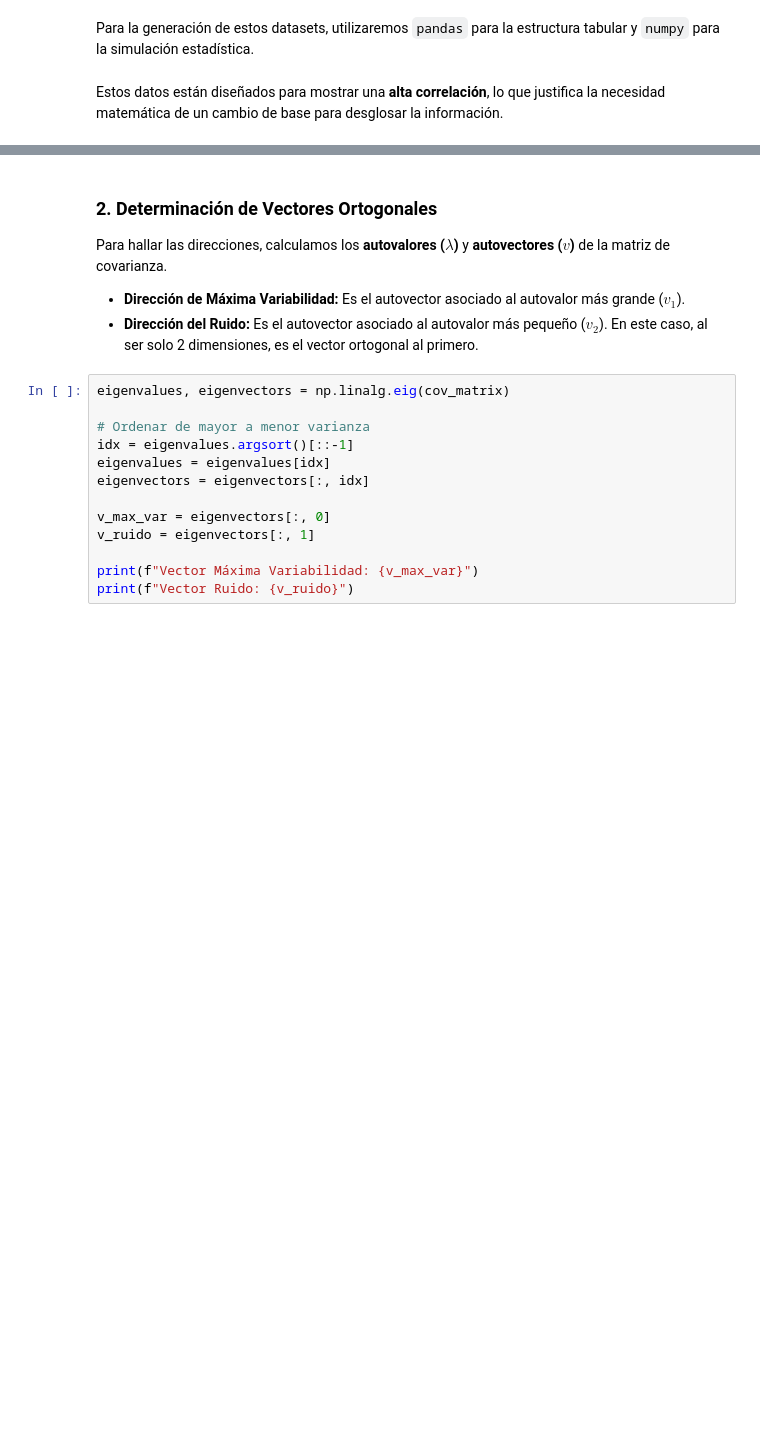
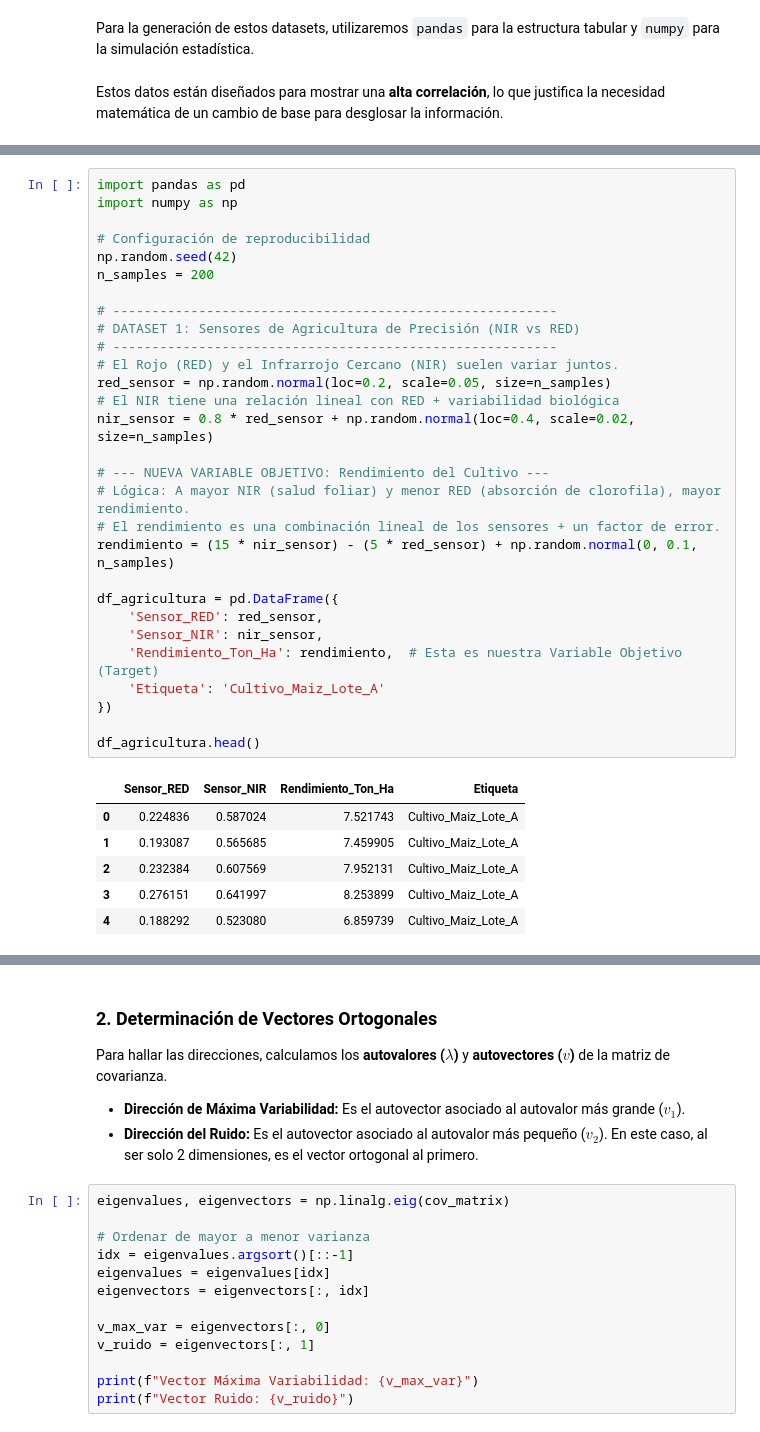
Before and after one commit to marco-canas/linear_algebra, a Jupyter notebook: 3_clases_segun_clara_mejia_laverde/1_cap/7_modulo/7_modulo.ipynb, the cells around one changed output, grey strips where cells are left out. Saved outputs shown, nothing was run; the diff lists cells and outputs as text; blank space fills up the shorter version.

```diff
--- a/3_clases_segun_clara_mejia_laverde/1_cap/7_modulo/7_modulo.ipynb
+++ b/3_clases_segun_clara_mejia_laverde/1_cap/7_modulo/7_modulo.ipynb
@@ -2949,0 +2860,36 @@ df_agricultura.head()
+# %%
+import pandas as pd
+import numpy as np
+
+# Configuración de reproducibilidad
+np.random.seed(42)
+n_samples = 200
+
+# ---------------------------------------------------------
+# DATASET 1: Sensores de Agricultura de Precisión (NIR vs RED)
+# ---------------------------------------------------------
+# El Rojo (RED) y el Infrarrojo Cercano (NIR) suelen variar juntos.
+red_sensor = np.random.normal(loc=0.2, scale=0.05, size=n_samples)
+# El NIR tiene una relación lineal con RED + variabilidad biológica
+nir_sensor = 0.8 * red_sensor + np.random.normal(loc=0.4, scale=0.02, size=n_samples)
+
+# --- NUEVA VARIABLE OBJETIVO: Rendimiento del Cultivo ---
+# Lógica: A mayor NIR (salud foliar) y menor RED (absorción de clorofila), mayor rendimiento.
+# El rendimiento es una combinación lineal de los sensores + un factor de error.
+rendimiento = (15 * nir_sensor) - (5 * red_sensor) + np.random.normal(0, 0.1, n_samples)
+
+df_agricultura = pd.DataFrame({
+    'Sensor_RED': red_sensor,
+    'Sensor_NIR': nir_sensor,
+    'Rendimiento_Ton_Ha': rendimiento,  # Esta es nuestra Variable Objetivo (Target)
+    'Etiqueta': 'Cultivo_Maiz_Lote_A'
+})
+
+df_agricultura.head()
+# %% [output]
+|  | Sensor_RED | Sensor_NIR | Rendimiento_Ton_Ha | Etiqueta |
+| 0 | 0.224836 | 0.587024 | 7.521743 | Cultivo_Maiz_Lote_A |
+| 1 | 0.193087 | 0.565685 | 7.459905 | Cultivo_Maiz_Lote_A |
+| 2 | 0.232384 | 0.607569 | 7.952131 | Cultivo_Maiz_Lote_A |
+| 3 | 0.276151 | 0.641997 | 8.253899 | Cultivo_Maiz_Lote_A |
+| 4 | 0.188292 | 0.523080 | 6.859739 | Cultivo_Maiz_Lote_A |
```
Also changed, not shown: parts of 45 cells of this notebook, 3 other files.
